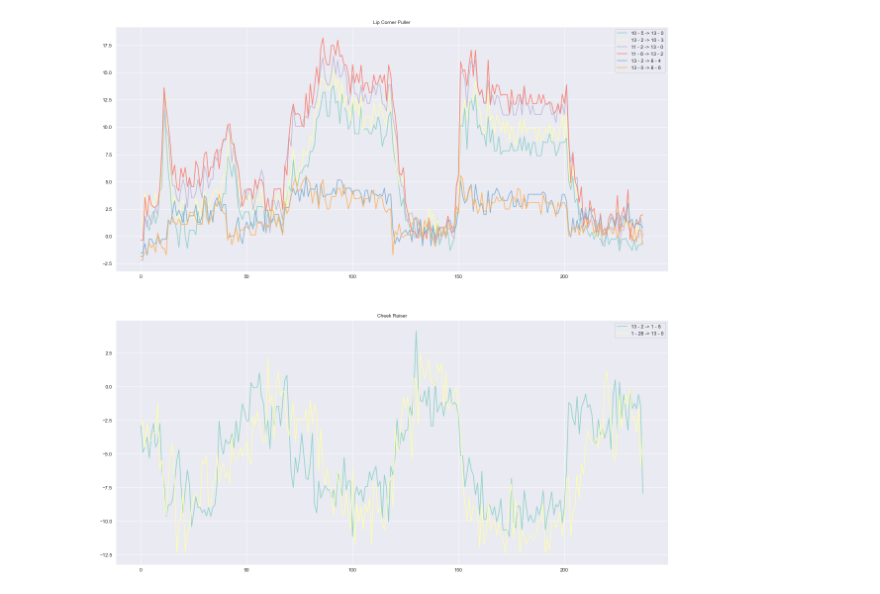
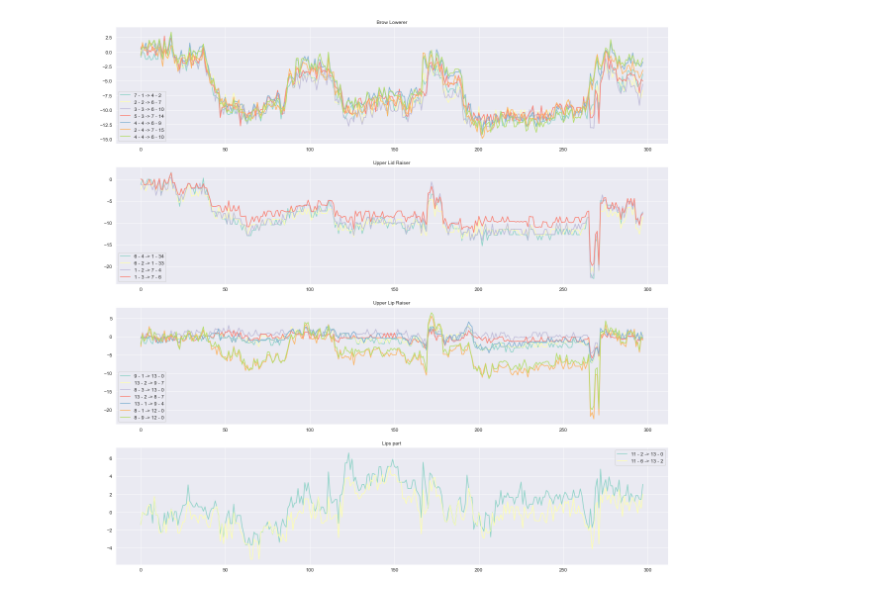
Before and after one commit to minimini-1/Facial-Expression-Recognition, a Jupyter notebook: feature_change/emo_dist_change.ipynb, the cells around one changed output. Drawn from its saved outputs; the diff is of its cells as text; code cells hidden in the pictures.

```diff
--- a/feature_change/emo_dist_change.ipynb
+++ b/feature_change/emo_dist_change.ipynb
@@ -3,4 +3,12 @@ import pandas as pd
 import seaborn as sns
 import matplotlib.pyplot as plt
 import json
+# %%
+def show_flow(emo):
+    sns.set_style("darkgrid")
+    fig, ax = plt.subplots(len(emotion[emo]), 1, figsize = (20,20))
+    for idx in range(len(emotion[emo])):
+        target_list = [i[0].replace('-',' - ') + " -> " + i[1].replace('-', ' - ') for i in emotion[emo][idx]['landmark_pair']]
+        temp_plot = sns.lineplot(data = df[target_list], markers=False, dashes=False, ax=ax[idx])
+        temp_plot.set_title(emotion[emo][idx]['name'], size='10')
 # %%
@@ -8,11 +16,6 @@ df = pd.read_csv('../data/image_analysis/엄마웃기3회.csv')
 with open('../data/image_analysis/emotion_rule.json', 'r') as f:
     emotion = json.load(f)
-# %%
-sns.set_style("darkgrid")
-fig, ax = plt.subplots(len(emotion['Happy']), 1, figsize = (20,20))
-for idx in range(len(emotion['Happy'])):
-    target_list = [i[0].replace('-',' - ') + " -> " + i[1].replace('-', ' - ') for i in emotion['Happy'][idx]['landmark_pair']]
-    temp_plot = sns.lineplot(data = df[target_list], markers=False, dashes=False, ax=ax[idx])
-    temp_plot.set_title(emotion['Happy'][idx]['name'], size='10')
-# %% [output]
-[figure, removed]
+# %%
+show_flow('Anger')
+# %% [output]
+[figure, added]
```
Also changed, not shown: parts of 1 cell of this notebook.
